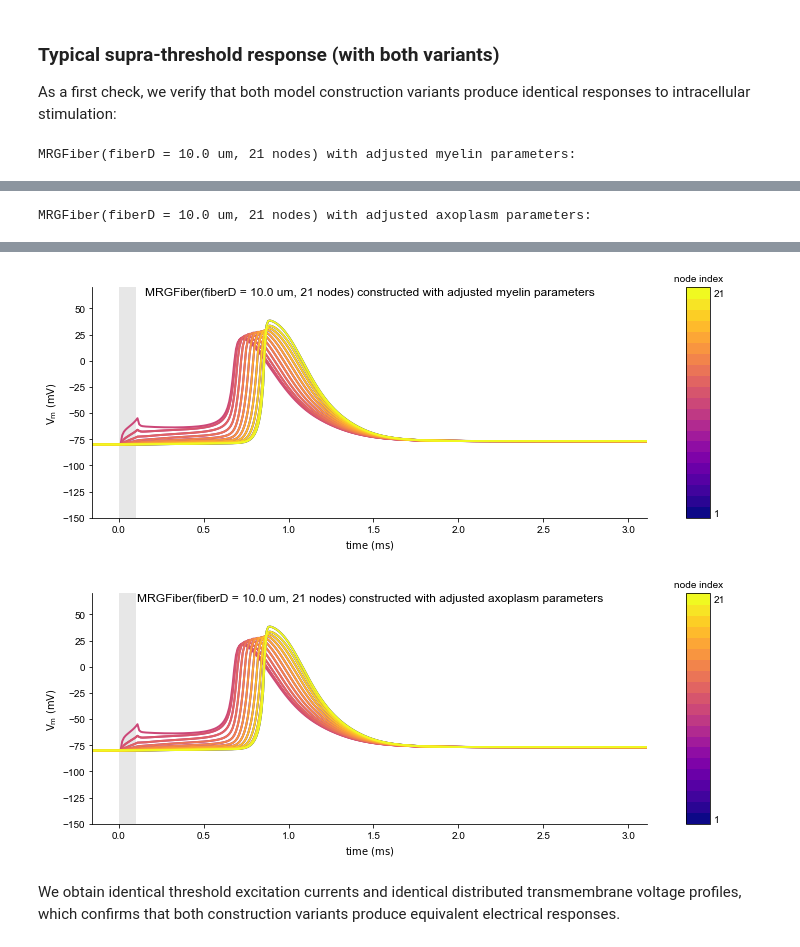
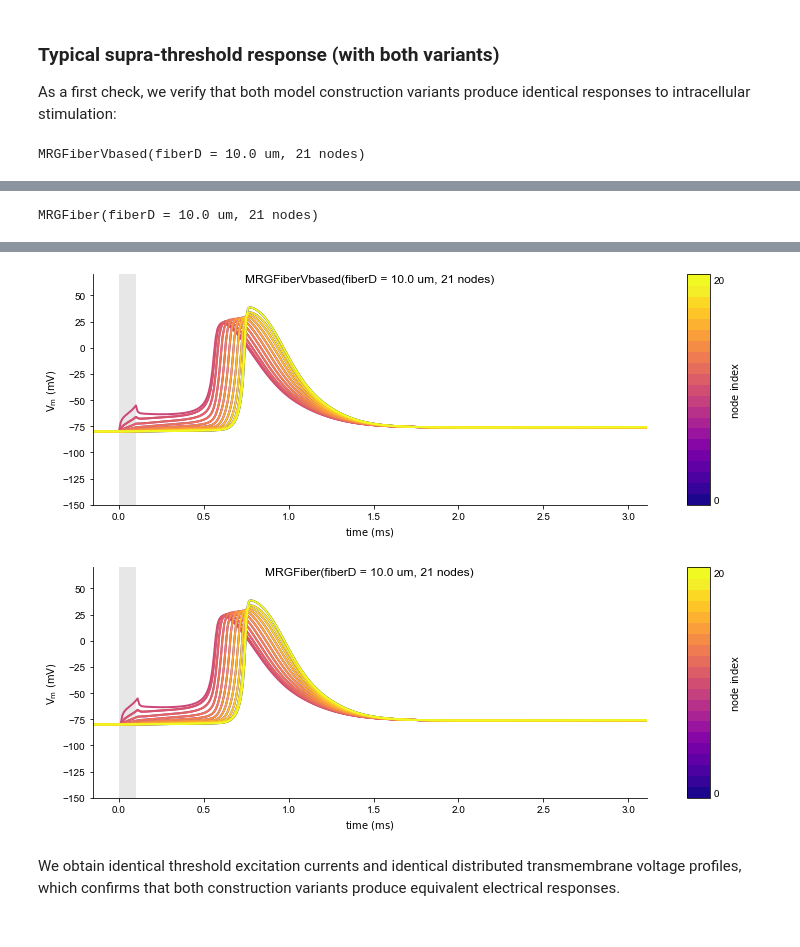
Before and after one commit to tjjlemaire/MorphoSONIC, a Jupyter notebook: notebooks/mrg.ipynb, the cells around one changed output, grey strips where cells are left out. Saved outputs shown, nothing was run; the diff lists cells and outputs as text; code cells hidden in the pictures.

```diff
--- a/notebooks/mrg.ipynb
+++ b/notebooks/mrg.ipynb
@@ -252,0 +262,5 @@ fiber_variants = {cl: MRGFiber(fiberD, nnodes, correction_level=cl) for cl in MR
+# %%
+fiber_classes = {
+    'normal': MRGFiber.__originalVbased__,
+    'sonic': MRGFiber}
+fiber_variants = {k: v(fiberD, nnodes) for k, v in fiber_classes.items()}
@@ -275,5 +289,2 @@ Oppositely, the myelin correction approach leaves internal parameters untouched,
 # %% [markdown]
 ### Morphology
-# %%
-for cl, fiber in fiber_variants.items():
-    fig = plotFiberXCoords(fiber)
@@ -290,7 +302,7 @@ As expected, since neither construction variant modifies any section's length, b
 As a first check, we verify that both model construction variants produce identical responses to intracellular stimulation:
 # %%
 for cl, fiber in fiber_variants.items():
-    print(f'{fiber} with adjusted {fiber.correction_level} parameters:')
-    fig = plotSimIClamp(fiber, pp, title=f'{fiber} constructed with adjusted {fiber.correction_level} parameters')
+    print(fiber)
+    fig = plotSimIClamp(fiber, pp, title=fiber)
 # %% [output]
-MRGFiber(fiberD = 10.0 um, 21 nodes) with adjusted myelin parameters:
+MRGFiberVbased(fiberD = 10.0 um, 21 nodes)
@@ -315 +328 @@ MRGFiber(fiberD = 10.0 um, 21 nodes) with adjusted myelin parameters:
-MRGFiber(fiberD = 10.0 um, 21 nodes) with adjusted axoplasm parameters:
+MRGFiber(fiberD = 10.0 um, 21 nodes)
@@ -334,5 +348,5 @@ MRGFiber(fiberD = 10.0 um, 21 nodes) with adjusted axoplasm parameters:
-[figure, old version]
+[figure, new version]
-[figure, old version]
+[figure, new version]
 # %% [markdown]
 We obtain identical threshold excitation currents and identical distributed transmembrane voltage profiles, which confirms that both construction variants produce equivalent electrical responses.
 # %% [markdown]
```
Also changed, not shown: parts of 25 cells of this notebook, 5 other files.
